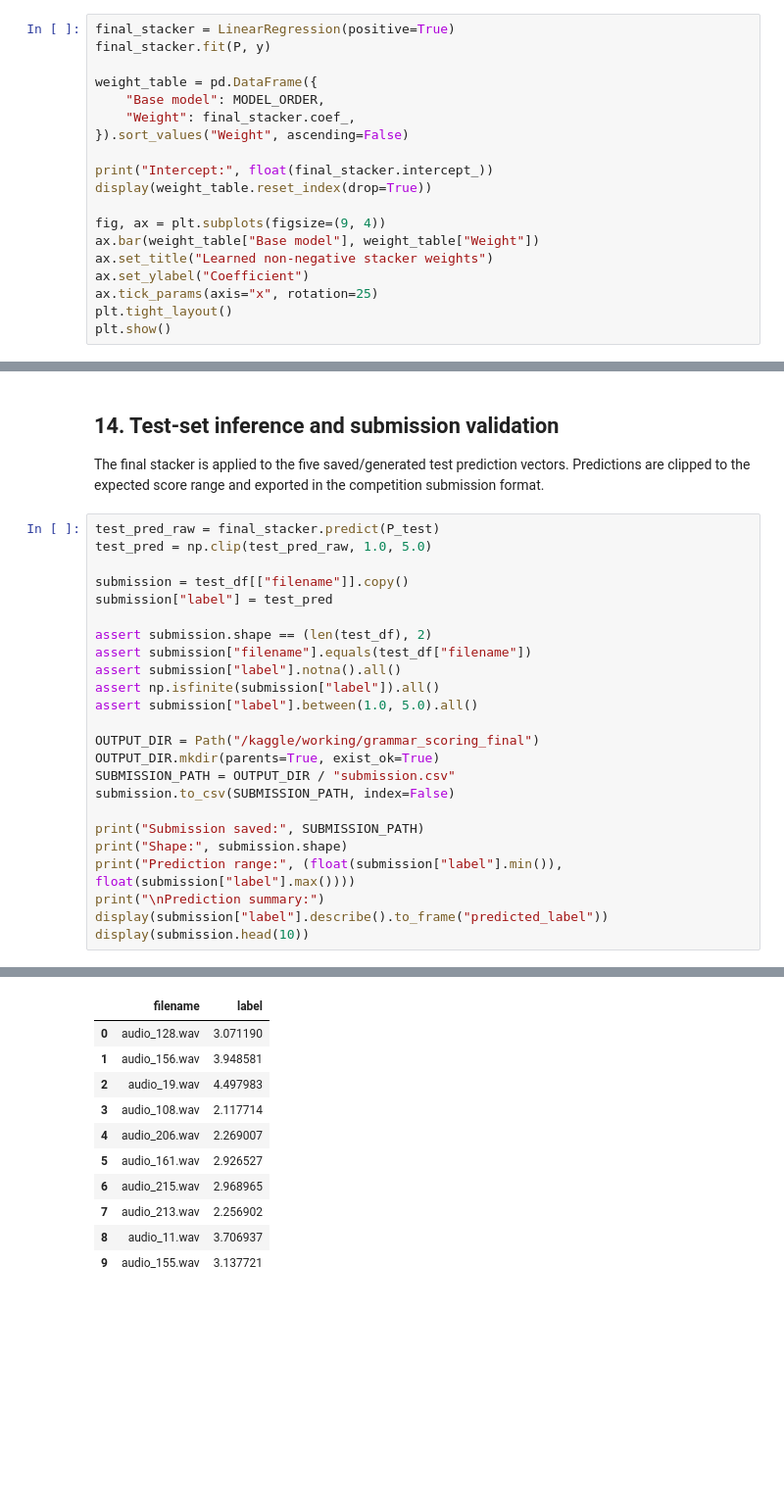
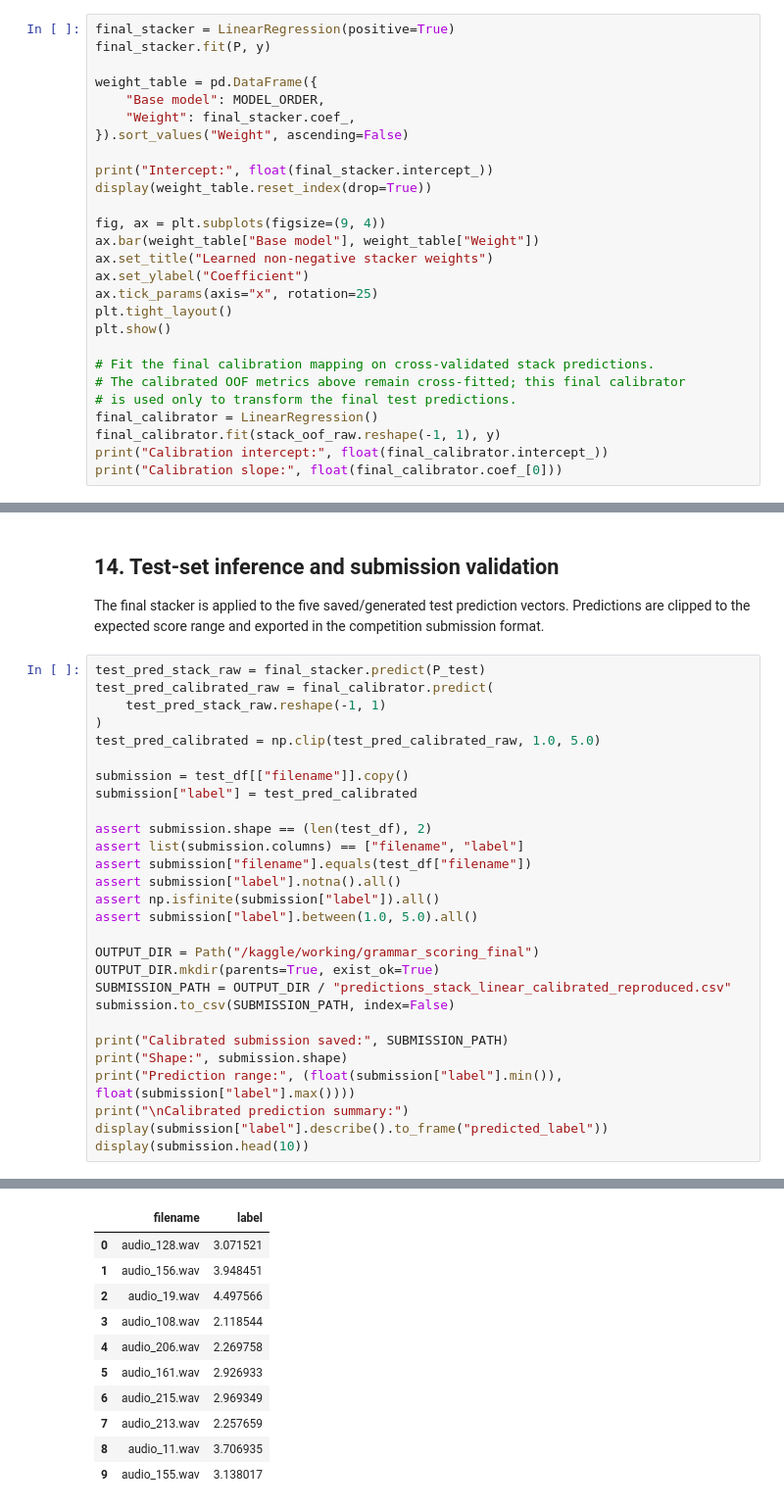
Before and after one commit to Vijay2101/Audio_Grammar_Scoring, a Jupyter notebook: audio-grammar-scoring.ipynb, the cells around one changed output, grey strips where cells are left out. Shown at 98% size. Drawn from its saved outputs; the diff is of its cells as text; blank space fills up the shorter version.

```diff
--- a/audio-grammar-scoring.ipynb
+++ b/audio-grammar-scoring.ipynb
@@ -625,6 +653,14 @@ ax.set_ylabel("Coefficient")
 ax.tick_params(axis="x", rotation=25)
 plt.tight_layout()
 plt.show()
+
+# Fit the final calibration mapping on cross-validated stack predictions.
+# The calibrated OOF metrics above remain cross-fitted; this final calibrator
+# is used only to transform the final test predictions.
+final_calibrator = LinearRegression()
+final_calibrator.fit(stack_oof_raw.reshape(-1, 1), y)
+print("Calibration intercept:", float(final_calibrator.intercept_))
+print("Calibration slope:", float(final_calibrator.coef_[0]))
 # %% [output]
 Intercept: -0.6042916821601207
 |  | Base model | Weight |
@@ -639,13 +677,17 @@ Intercept: -0.6042916821601207
 
 The final stacker is applied to the five saved/generated test prediction vectors. Predictions are clipped to the expected score range and exported in the competition submission format.
 # %%
-test_pred_raw = final_stacker.predict(P_test)
-test_pred = np.clip(test_pred_raw, 1.0, 5.0)
+test_pred_stack_raw = final_stacker.predict(P_test)
+test_pred_calibrated_raw = final_calibrator.predict(
+    test_pred_stack_raw.reshape(-1, 1)
+)
+test_pred_calibrated = np.clip(test_pred_calibrated_raw, 1.0, 5.0)
 
 submission = test_df[["filename"]].copy()
-submission["label"] = test_pred
+submission["label"] = test_pred_calibrated
 
 assert submission.shape == (len(test_df), 2)
+assert list(submission.columns) == ["filename", "label"]
 assert submission["filename"].equals(test_df["filename"])
 assert submission["label"].notna().all()
 assert np.isfinite(submission["label"]).all()
@@ -653,13 +695,13 @@ assert submission["label"].between(1.0, 5.0).all()
 
 OUTPUT_DIR = Path("/kaggle/working/grammar_scoring_final")
 OUTPUT_DIR.mkdir(parents=True, exist_ok=True)
-SUBMISSION_PATH = OUTPUT_DIR / "submission.csv"
+SUBMISSION_PATH = OUTPUT_DIR / "predictions_stack_linear_calibrated_reproduced.csv"
 submission.to_csv(SUBMISSION_PATH, index=False)
 
-print("Submission saved:", SUBMISSION_PATH)
+print("Calibrated submission saved:", SUBMISSION_PATH)
 print("Shape:", submission.shape)
 print("Prediction range:", (float(submission["label"].min()), float(submission["label"].max())))
-print("\nPrediction summary:")
+print("\nCalibrated prediction summary:")
 display(submission["label"].describe().to_frame("predicted_label"))
 display(submission.head(10))
 # %% [output]
@@ -679,15 +721,15 @@ Prediction summary:
 | max | 5.000000 |
 |  | filename | label |
-| 0 | audio_128.wav | 3.071190 |
-| 1 | audio_156.wav | 3.948581 |
-| 2 | audio_19.wav | 4.497983 |
-| 3 | audio_108.wav | 2.117714 |
-| 4 | audio_206.wav | 2.269007 |
-| 5 | audio_161.wav | 2.926527 |
-| 6 | audio_215.wav | 2.968965 |
-| 7 | audio_213.wav | 2.256902 |
-| 8 | audio_11.wav | 3.706937 |
-| 9 | audio_155.wav | 3.137721 |
+| 0 | audio_128.wav | 3.071521 |
+| 1 | audio_156.wav | 3.948451 |
+| 2 | audio_19.wav | 4.497566 |
+| 3 | audio_108.wav | 2.118544 |
+| 4 | audio_206.wav | 2.269758 |
+| 5 | audio_161.wav | 2.926933 |
+| 6 | audio_215.wav | 2.969349 |
+| 7 | audio_213.wav | 2.257659 |
+| 8 | audio_11.wav | 3.706935 |
+| 9 | audio_155.wav | 3.138017 |
 # %% [markdown]
 ## 15. Final evaluation summary
 
```
Also changed, not shown: parts of 5 cells of this notebook.
